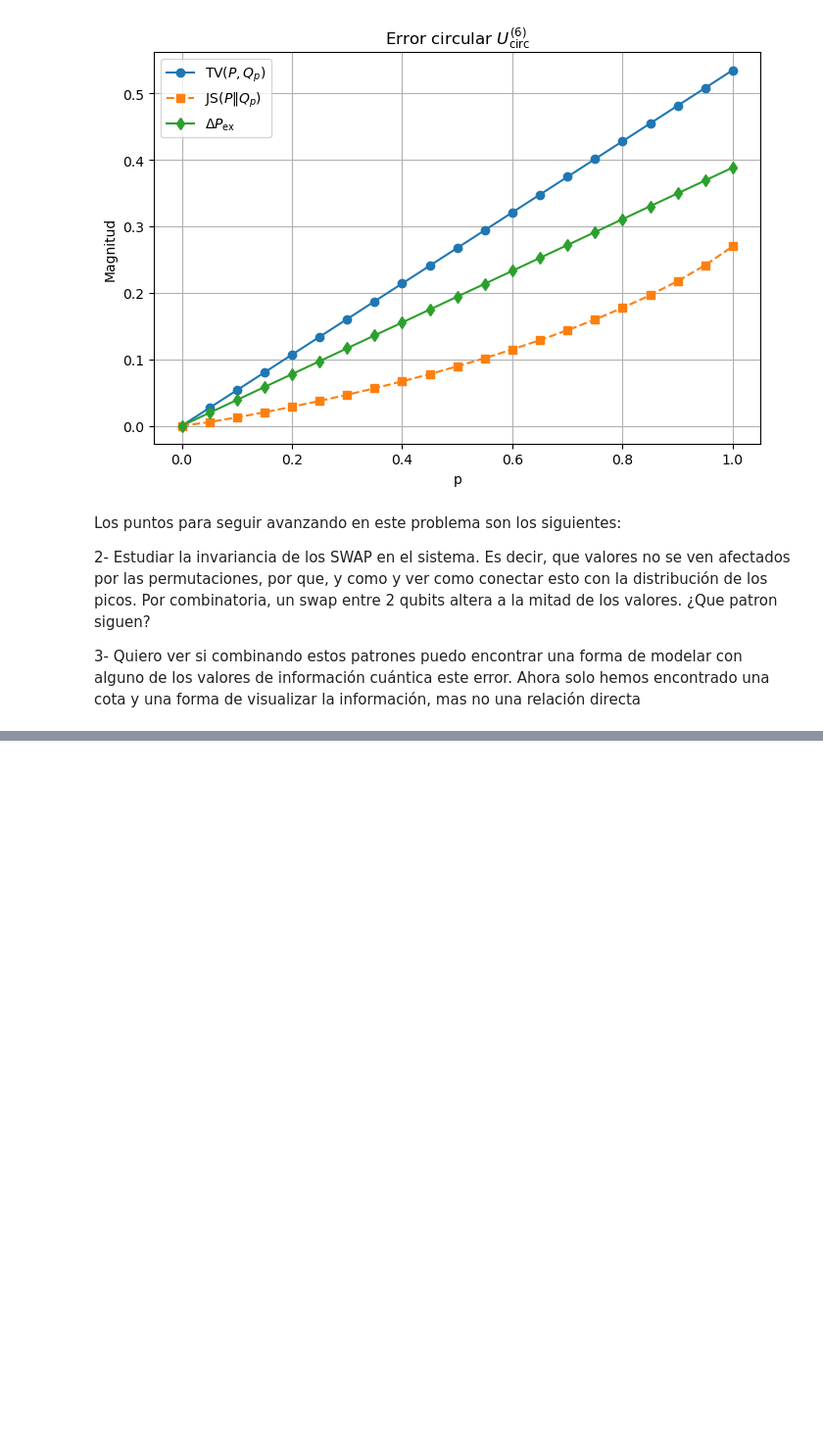
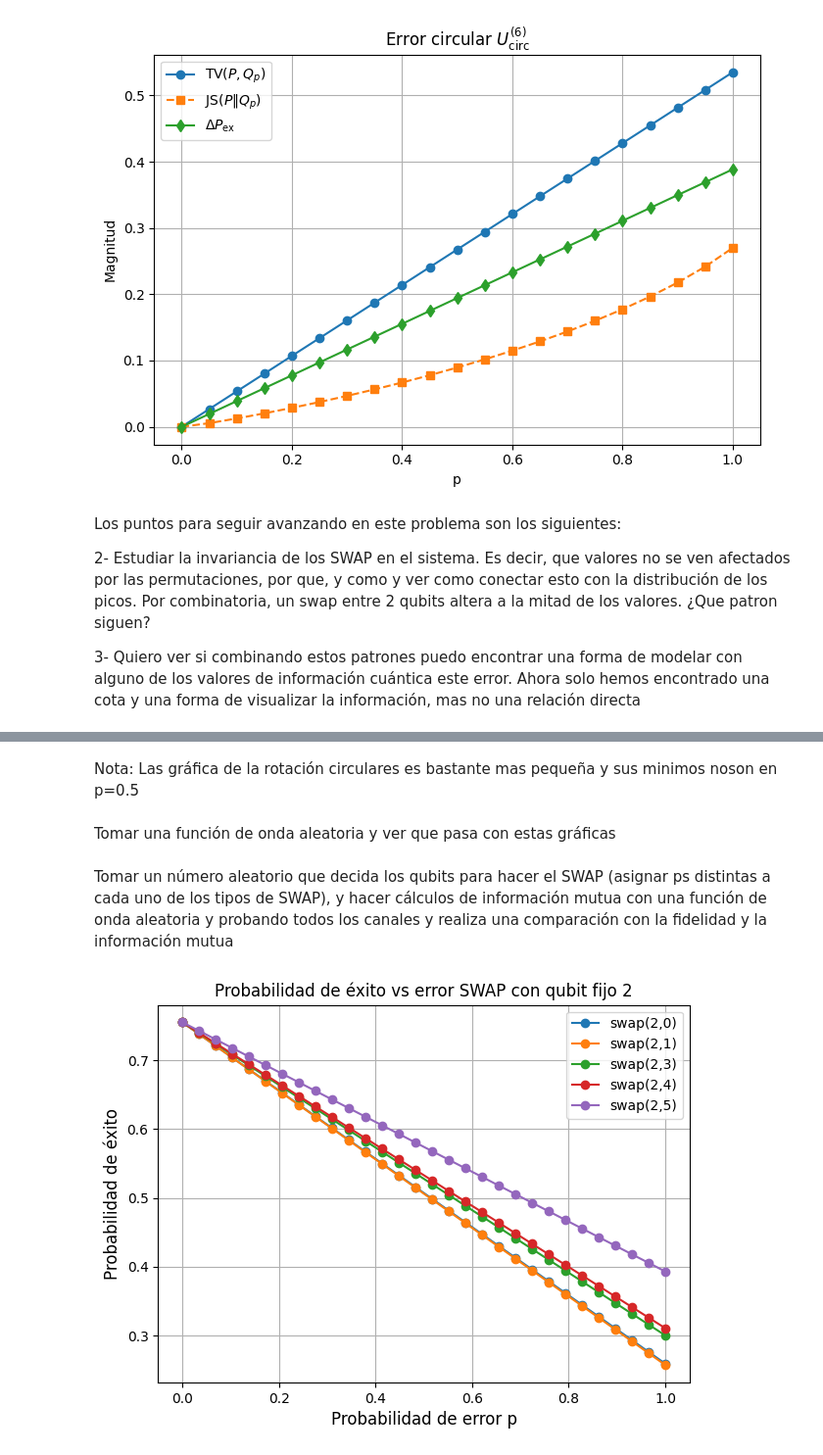
Before and after one commit to BenSanHer/Fuzzy-Measurments-aplicadas-sobre-Order-Finding, a Jupyter notebook: Distancia entre distribuciones de probabilidad.ipynb, the cells around one changed output, grey strips where cells are left out. Shown at 98% size. Cells and saved outputs as stored; diff of their text form; code cells hidden in the pictures; blank space fills up the shorter version.

```diff
--- a/Distancia entre distribuciones de probabilidad.ipynb
+++ b/Distancia entre distribuciones de probabilidad.ipynb
@@ -646,0 +926,45 @@ Los puntos para seguir avanzando en este problema son los siguientes:
+# %% [markdown]
+Nota: Las gráfica de la rotación circulares es bastante mas pequeña y sus minimos noson en p=0.5
+# %% [markdown]
+Tomar una función de onda aleatoria y ver que pasa con estas gráficas
+# %% [markdown]
+Tomar un número aleatorio que decida los qubits para hacer el SWAP (asignar ps distintas a cada uno de los tipos de SWAP), y hacer cálculos de información mutua con una función de onda aleatoria y probando todos los canales y realiza una comparación con la fidelidad y la información mutua
+# %%
+r = 7
+l = 6
+a = 2  # qubit fijo
+
+ps = np.linspace(0, 1, 30)
+
+probs = probs_teoricas_QPE_l(r, l)
+ys_exitosos = y_que_recuperan_r(r, l)
+
+plt.figure(figsize=(7,5))
+
+for b in range(l):
+
+    if b == a:
+        continue
+
+    prob_exito_vs_p = []
+
+    U = U_swap(l, a, b)
+
+    for p in ps:
+
+        errprobs = (1 - p) * probs + p * (U @ probs)
+
+        prob_exito = sum(errprobs[y] for y in ys_exitosos)
+
+        prob_exito_vs_p.append(prob_exito)
+
+    plt.plot(ps, prob_exito_vs_p, marker='o', label=f"swap({a},{b})")
+
+plt.xlabel("Probabilidad de error p", fontsize=12)
+plt.ylabel("Probabilidad de éxito", fontsize=12)
+plt.title(f"Probabilidad de éxito vs error SWAP con qubit fijo {a}")
+plt.legend()
+plt.grid(True)
+plt.show()
+# %% [output]
+[figure, added]
```
Also changed, not shown: parts of 16 cells of this notebook, 1 other file.
